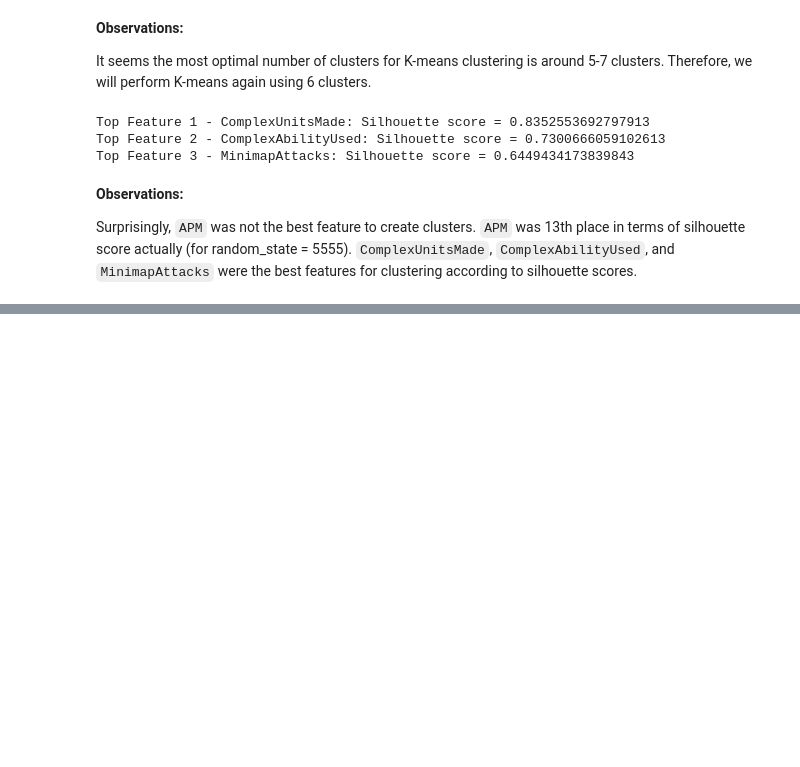
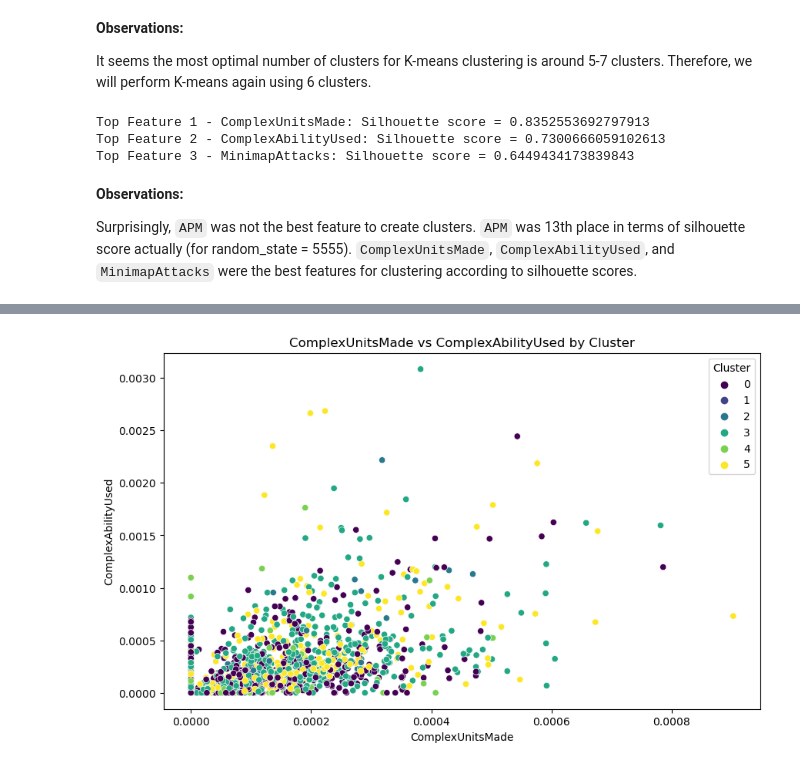
Before and after one commit to 5cminsuhlim/DSAN5300Proj, a Jupyter notebook: ml/logreg.ipynb, the cells around one changed output, grey strips where cells are left out. Cells and saved outputs as stored; diff of their text form; code cells hidden in the pictures; blank space fills up the shorter version.

Commit message:
Updated logreg with top 2 feature plotting

```diff
--- a/ml/logreg.ipynb
+++ b/ml/logreg.ipynb
@@ -410,0 +417,28 @@ sorted_sil
+# %%
+"""
+Code steps from Chuyun.
+"""
+
+#do kmeans clustering again with specified best cluster number
+best_kmeans = KMeans(n_clusters=6, init ='random', n_init=10, max_iter=500)
+best_kmeans.fit(x)
+
+#make copy of original df
+df_copy = df.copy()
+
+#add col for cluster labels
+df_copy['cluster'] = best_kmeans.labels_
+# %%
+"""
+Plot the top two features
+"""
+
+plt.figure(figsize=(10, 6))
+sns.scatterplot(x='ComplexUnitsMade', y='ComplexAbilityUsed', hue='cluster', data=df_copy, palette='viridis')
+plt.title('ComplexUnitsMade vs ComplexAbilityUsed by Cluster')
+plt.xlabel('ComplexUnitsMade')
+plt.ylabel('ComplexAbilityUsed')
+plt.legend(title='Cluster')
+plt.show()
+# %% [output]
+[figure, added]
```
Also changed, not shown: parts of 6 cells of this notebook.
